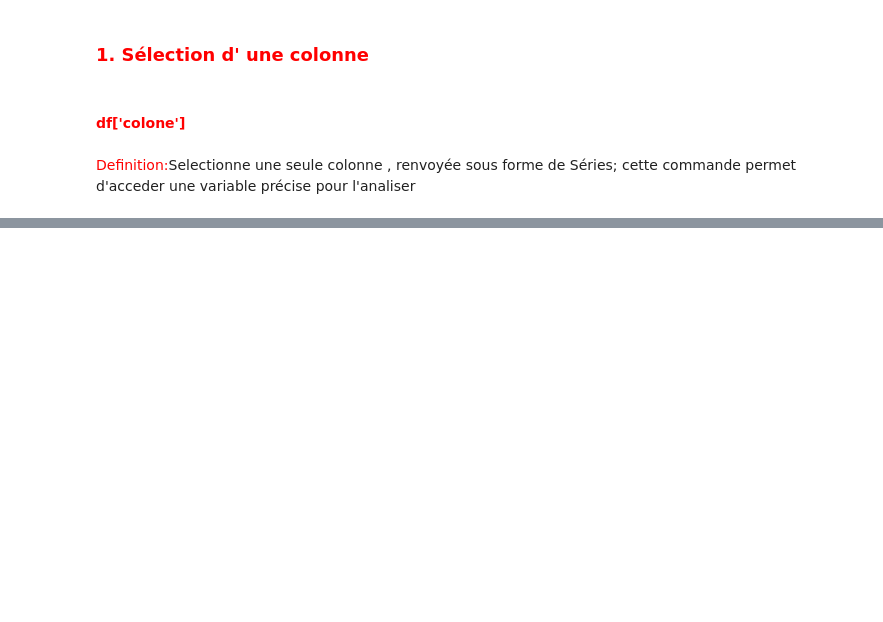
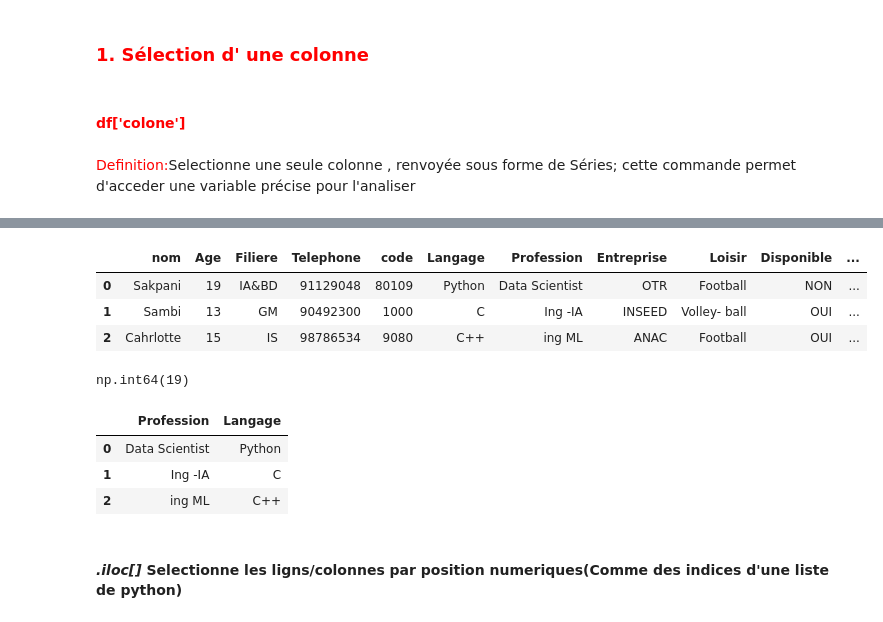
Before and after one commit to SAKPANI/Formation-Data_Science-et-Machine-Learning, a Jupyter notebook: Pandas.ipynb, the cells around one changed output, grey strips where cells are left out. Cells and saved outputs as stored; diff of their text form; code cells hidden in the pictures; blank space fills up the shorter version.

```diff
--- a/Pandas.ipynb
+++ b/Pandas.ipynb
@@ -291,3 +377,6 @@ base
         # .unique()   ;  .nunique()   ;  value_counts()
 # %% [markdown]
 <h2 style ='color : blue'>C. Sélection et filtrage</h2>
+# %%
+df=base
+df
@@ -299,0 +446,20 @@ base
+# %%
+df.loc[0 : 2]  ##La ligne de 0 a 2 inclus
+# %% [output]
+|  | nom | Age | Filiere | Telephone | code | Langage | Profession | Entreprise | Loisir | Disponible | ... |
+| 0 | Sakpani | 19 | IA&BD | 91129048 | 80109 | Python | Data Scientist | OTR | Football | NON | ... |
+| 1 | Sambi | 13 | GM | 90492300 | 1000 | C | Ing -IA | INSEED | Volley- ball | OUI | ... |
+| 2 | Cahrlotte | 15 | IS | 98786534 | 9080 | C++ | ing ML | ANAC | Football | OUI | ... |
+# %%
+df.loc[0, "Age"]  ##Element qqui est suur la ligne 0 de la colonne Age
+# %% [output]
+np.int64(19)
+# %%
+df.loc[0:2, ["Profession", "Langage"]] #Element qui se trouve dans la colonne de proffession et et Langage qui sont sur la ligne 0 et 2 inclus
+# %% [output]
+|  | Profession | Langage |
+| 0 | Data Scientist | Python |
+| 1 | Ing -IA | C |
+| 2 | ing ML | C++ |
+# %% [markdown]
+#### ***.iloc[]*** Selectionne les ligns/colonnes par position numeriques(Comme des indices d'une liste de python)
```
Also changed, not shown: parts of 37 cells of this notebook.
